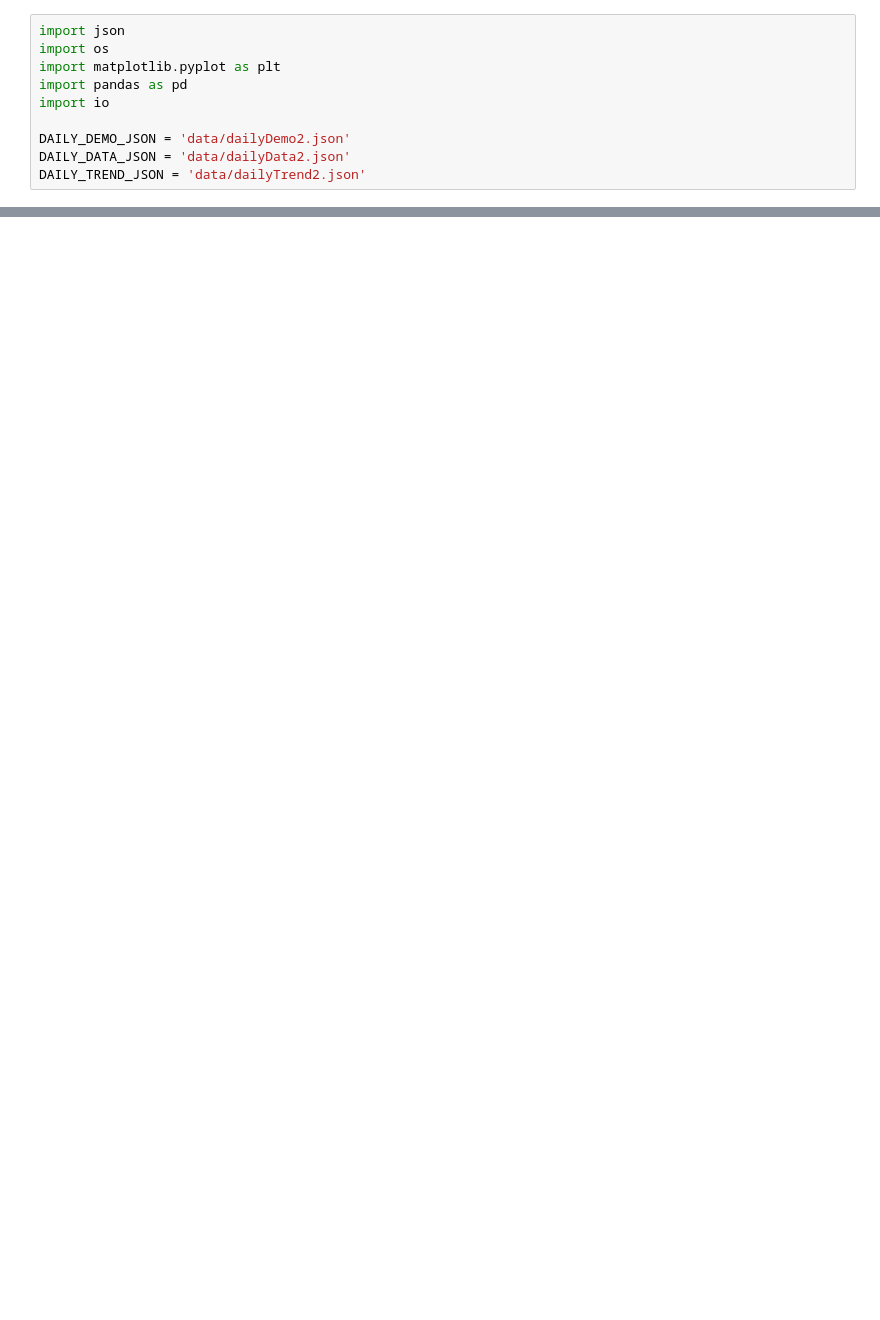
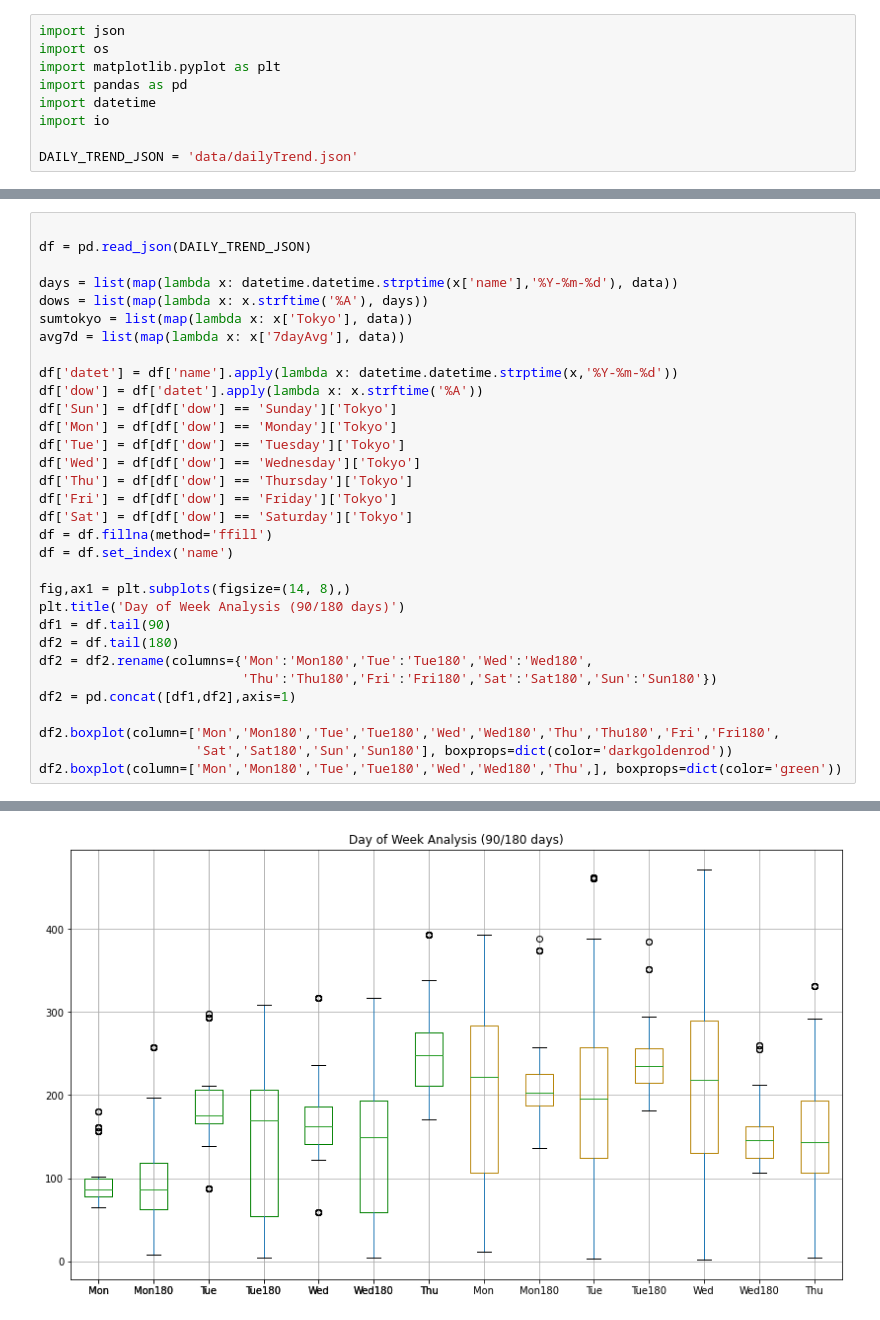
Before and after one commit to dougfoo/tokyocovid, a Jupyter notebook: notebooks/CovidPlotter.ipynb, the cells around one changed output, grey strips where cells are left out. Drawn from its saved outputs; the diff is of its cells as text; blank space fills up the shorter version.

Commit message:
boxplot practice

```diff
--- a/notebooks/CovidPlotter.ipynb
+++ b/notebooks/CovidPlotter.ipynb
@@ -3,8 +3,7 @@ import json
 import os
 import matplotlib.pyplot as plt
 import pandas as pd
+import datetime
 import io
 
-DAILY_DEMO_JSON = 'data/dailyDemo2.json'
-DAILY_DATA_JSON = 'data/dailyData2.json'
-DAILY_TREND_JSON = 'data/dailyTrend2.json'
+DAILY_TREND_JSON = 'data/dailyTrend.json'
@@ -63,0 +83,33 @@ NameError: name 'tokyoBase' is not defined
+# %%
+
+df = pd.read_json(DAILY_TREND_JSON)
+
+days = list(map(lambda x: datetime.datetime.strptime(x['name'],'%Y-%m-%d'), data))
+dows = list(map(lambda x: x.strftime('%A'), days))
+sumtokyo = list(map(lambda x: x['Tokyo'], data))
+avg7d = list(map(lambda x: x['7dayAvg'], data))
+
+df['datet'] = df['name'].apply(lambda x: datetime.datetime.strptime(x,'%Y-%m-%d'))
+df['dow'] = df['datet'].apply(lambda x: x.strftime('%A'))
+df['Sun'] = df[df['dow'] == 'Sunday']['Tokyo']
+df['Mon'] = df[df['dow'] == 'Monday']['Tokyo']
+df['Tue'] = df[df['dow'] == 'Tuesday']['Tokyo']
+df['Wed'] = df[df['dow'] == 'Wednesday']['Tokyo']
+df['Thu'] = df[df['dow'] == 'Thursday']['Tokyo']
+df['Fri'] = df[df['dow'] == 'Friday']['Tokyo']
+df['Sat'] = df[df['dow'] == 'Saturday']['Tokyo']
+df = df.fillna(method='ffill')
+df = df.set_index('name')
+
+fig,ax1 = plt.subplots(figsize=(14, 8),)
+plt.title('Day of Week Analysis (90/180 days)')
+df1 = df.tail(90)
+df2 = df.tail(180)
+df2 = df2.rename(columns={'Mon':'Mon180','Tue':'Tue180','Wed':'Wed180',
+                          'Thu':'Thu180','Fri':'Fri180','Sat':'Sat180','Sun':'Sun180'})
+df2 = pd.concat([df1,df2],axis=1)
+
+df2.boxplot(column=['Mon','Mon180','Tue','Tue180','Wed','Wed180','Thu','Thu180','Fri','Fri180',
+                    'Sat','Sat180','Sun','Sun180'], boxprops=dict(color='darkgoldenrod'))
+df2.boxplot(column=['Mon','Mon180','Tue','Tue180','Wed','Wed180','Thu',], boxprops=dict(color='green'))
+# %% [output]
@@ -63,0 +117 @@ NameError: name 'tokyoBase' is not defined
+[figure, added]
```
Also changed, not shown: parts of 4 cells of this notebook.
